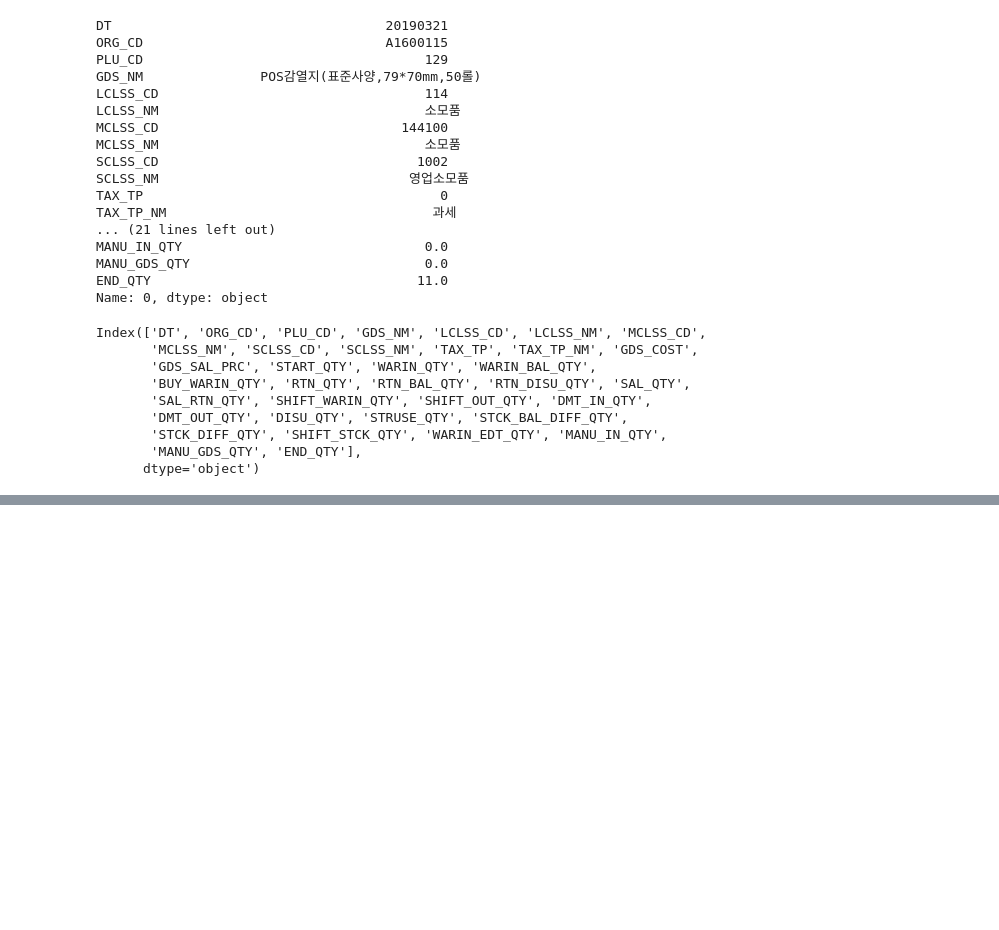
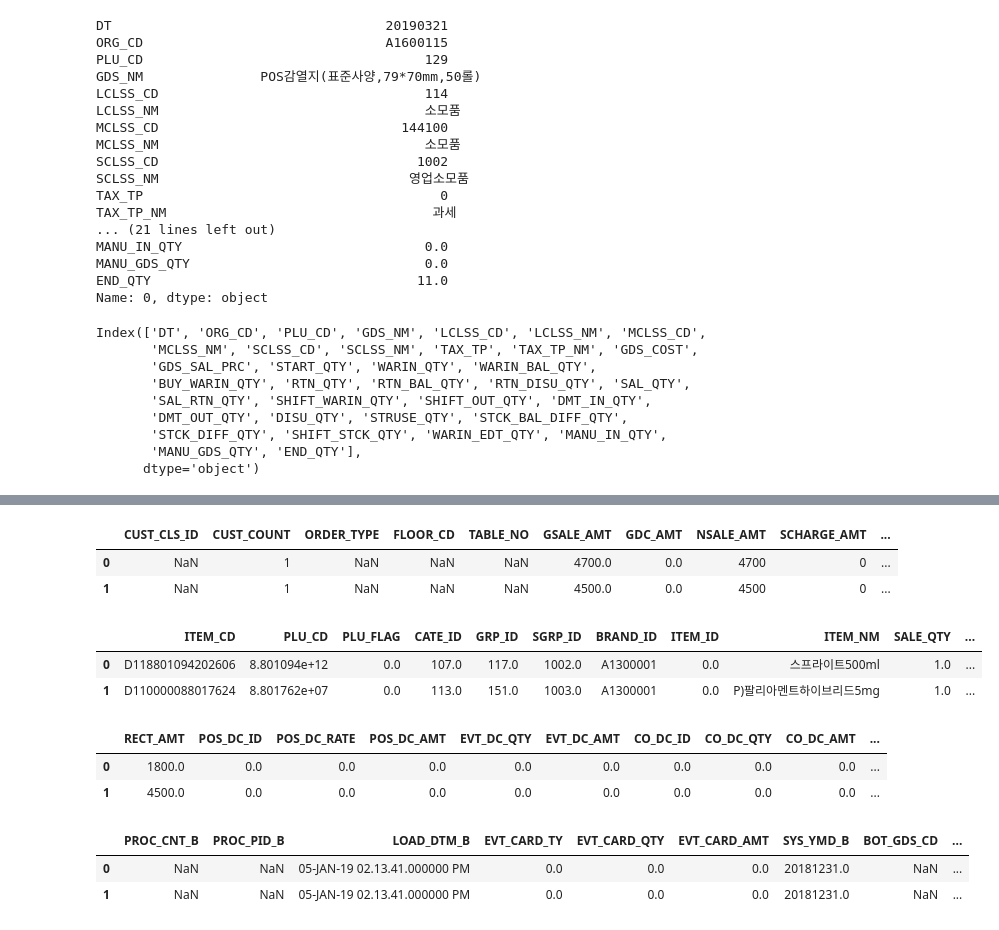
Before and after one commit to almostzero/emart24_codes, a Jupyter notebook: RJY/EDA_emart.ipynb, the cells around one changed output, grey strips where cells are left out. Drawn from its saved outputs; the diff is of its cells as text; code cells hidden in the pictures; blank space fills up the shorter version.

```diff
--- a/RJY/EDA_emart.ipynb
+++ b/RJY/EDA_emart.ipynb
@@ -156,0 +220,24 @@ Index(['DT', 'ORG_CD', 'PLU_CD', 'GDS_NM', 'LCLSS_CD', 'LCLSS_NM', 'MCLSS_CD',
+# %%
+transaction.iloc[:, 20:40].head(2)
+# %% [output]
+|  | CUST_CLS_ID | CUST_COUNT | ORDER_TYPE | FLOOR_CD | TABLE_NO | GSALE_AMT | GDC_AMT | NSALE_AMT | SCHARGE_AMT | ... |
+| 0 | NaN | 1 | NaN | NaN | NaN | 4700.0 | 0.0 | 4700 | 0 | ... |
+| 1 | NaN | 1 | NaN | NaN | NaN | 4500.0 | 0.0 | 4500 | 0 | ... |
+# %%
+transaction.iloc[:, 40:60].head(2)
+# %% [output]
+|  | ITEM_CD | PLU_CD | PLU_FLAG | CATE_ID | GRP_ID | SGRP_ID | BRAND_ID | ITEM_ID | ITEM_NM | SALE_QTY | ... |
+| 0 | D118801094202606 | 8.801094e+12 | 0.0 | 107.0 | 117.0 | 1002.0 | A1300001 | 0.0 | 스프라이트500ml | 1.0 | ... |
+| 1 | D110000088017624 | 8.801762e+07 | 0.0 | 113.0 | 151.0 | 1003.0 | A1300001 | 0.0 | P)팔리아멘트하이브리드5mg | 1.0 | ... |
+# %%
+transaction.iloc[:, 60:80].head(2)
+# %% [output]
+|  | RECT_AMT | POS_DC_ID | POS_DC_RATE | POS_DC_AMT | EVT_DC_QTY | EVT_DC_AMT | CO_DC_ID | CO_DC_QTY | CO_DC_AMT | ... |
+| 0 | 1800.0 | 0.0 | 0.0 | 0.0 | 0.0 | 0.0 | 0.0 | 0.0 | 0.0 | ... |
+| 1 | 4500.0 | 0.0 | 0.0 | 0.0 | 0.0 | 0.0 | 0.0 | 0.0 | 0.0 | ... |
+# %%
+transaction.iloc[:, 80:].head(2)
+# %% [output]
+|  | PROC_CNT_B | PROC_PID_B | LOAD_DTM_B | EVT_CARD_TY | EVT_CARD_QTY | EVT_CARD_AMT | SYS_YMD_B | BOT_GDS_CD | ... |
+| 0 | NaN | NaN | 05-JAN-19 02.13.41.000000 PM | 0.0 | 0.0 | 0.0 | 20181231.0 | NaN | ... |
+| 1 | NaN | NaN | 05-JAN-19 02.13.41.000000 PM | 0.0 | 0.0 | 0.0 | 20181231.0 | NaN | ... |
```
Also changed, not shown: parts of 14 cells of this notebook, 2 other files.
